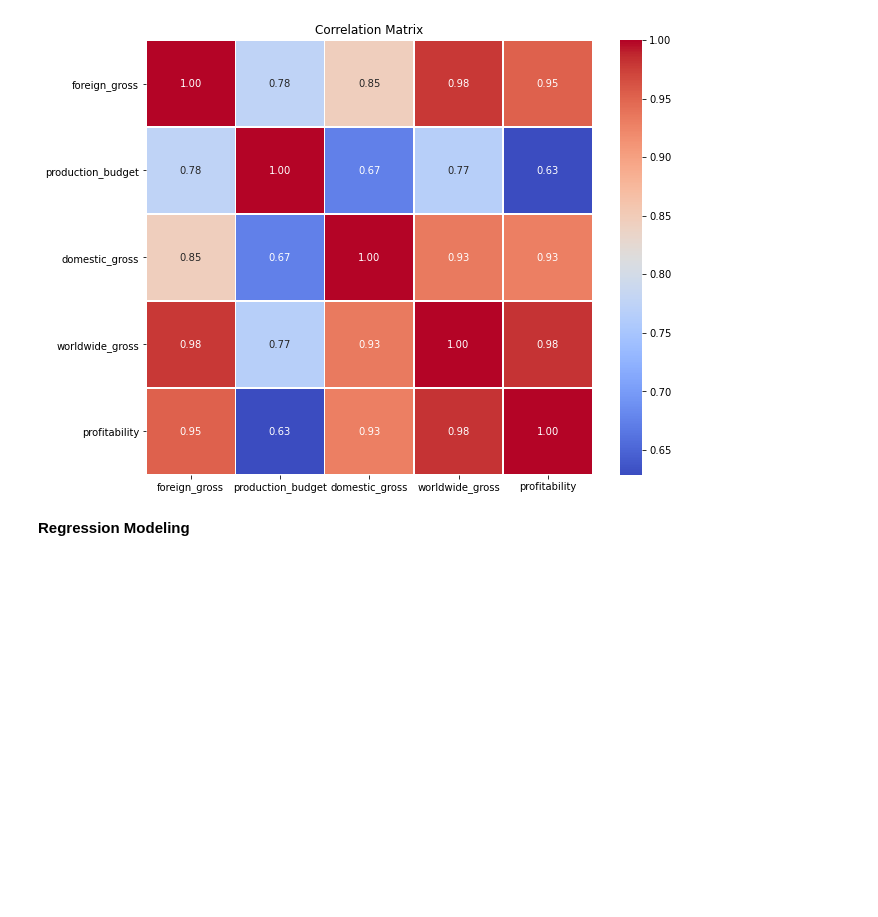
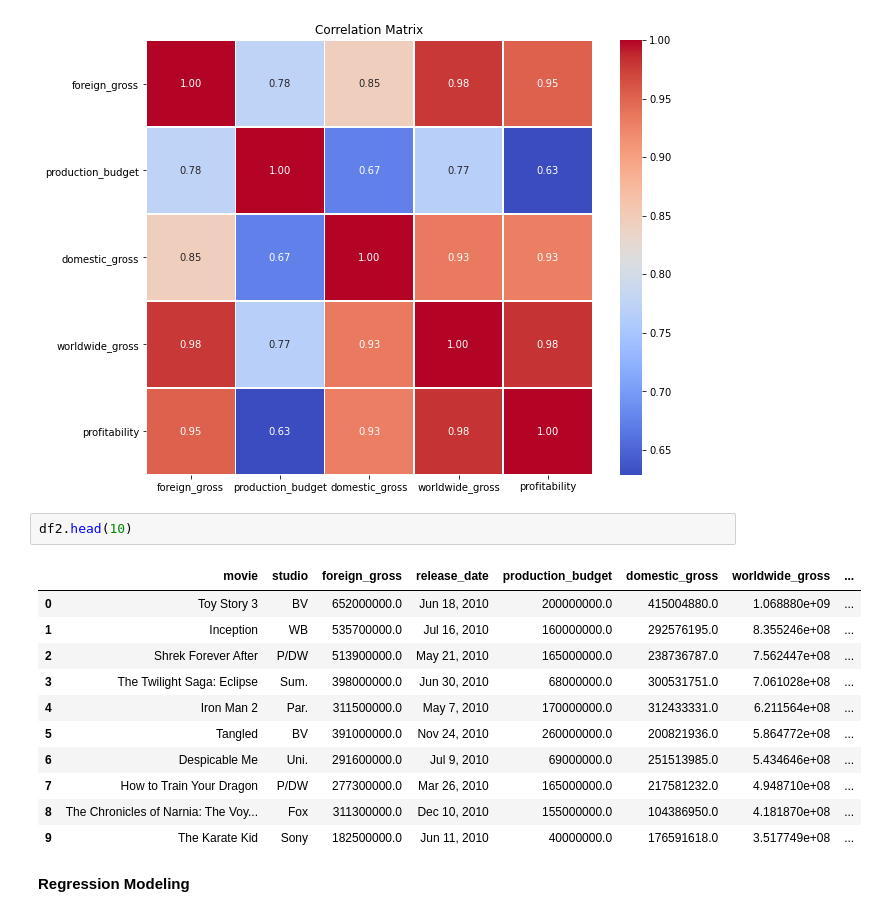
Before and after one commit to MuiruriVivian/PHASE-2-GROUP-7-PROJECT, a Jupyter notebook: Calvin.ipynb, the cells around one changed output. Saved outputs shown, nothing was run; the diff lists cells and outputs as text; blank space fills up the shorter version.

```diff
--- a/Calvin.ipynb
+++ b/Calvin.ipynb
@@ -308,6 +308,20 @@ domestic_gross            0.934533       0.929692
 worldwide_gross           1.000000       0.981217
 profitability             0.981217       1.000000
 [figure]
+# %%
+df2.head(10)
+# %% [output]
+|  | movie | studio | foreign_gross | release_date | production_budget | domestic_gross | worldwide_gross | ... |
+| 0 | Toy Story 3 | BV | 652000000.0 | Jun 18, 2010 | 200000000.0 | 415004880.0 | 1.068880e+09 | ... |
+| 1 | Inception | WB | 535700000.0 | Jul 16, 2010 | 160000000.0 | 292576195.0 | 8.355246e+08 | ... |
+| 2 | Shrek Forever After | P/DW | 513900000.0 | May 21, 2010 | 165000000.0 | 238736787.0 | 7.562447e+08 | ... |
+| 3 | The Twilight Saga: Eclipse | Sum. | 398000000.0 | Jun 30, 2010 | 68000000.0 | 300531751.0 | 7.061028e+08 | ... |
+| 4 | Iron Man 2 | Par. | 311500000.0 | May 7, 2010 | 170000000.0 | 312433331.0 | 6.211564e+08 | ... |
+| 5 | Tangled | BV | 391000000.0 | Nov 24, 2010 | 260000000.0 | 200821936.0 | 5.864772e+08 | ... |
+| 6 | Despicable Me | Uni. | 291600000.0 | Jul 9, 2010 | 69000000.0 | 251513985.0 | 5.434646e+08 | ... |
+| 7 | How to Train Your Dragon | P/DW | 277300000.0 | Mar 26, 2010 | 165000000.0 | 217581232.0 | 4.948710e+08 | ... |
+| 8 | The Chronicles of Narnia: The Voy... | Fox | 311300000.0 | Dec 10, 2010 | 155000000.0 | 104386950.0 | 4.181870e+08 | ... |
+| 9 | The Karate Kid | Sony | 182500000.0 | Jun 11, 2010 | 40000000.0 | 176591618.0 | 3.517749e+08 | ... |
 # %% [markdown]
 **Regression Modeling**
 # %%
```
Also changed, not shown: parts of 1 cell of this notebook.
